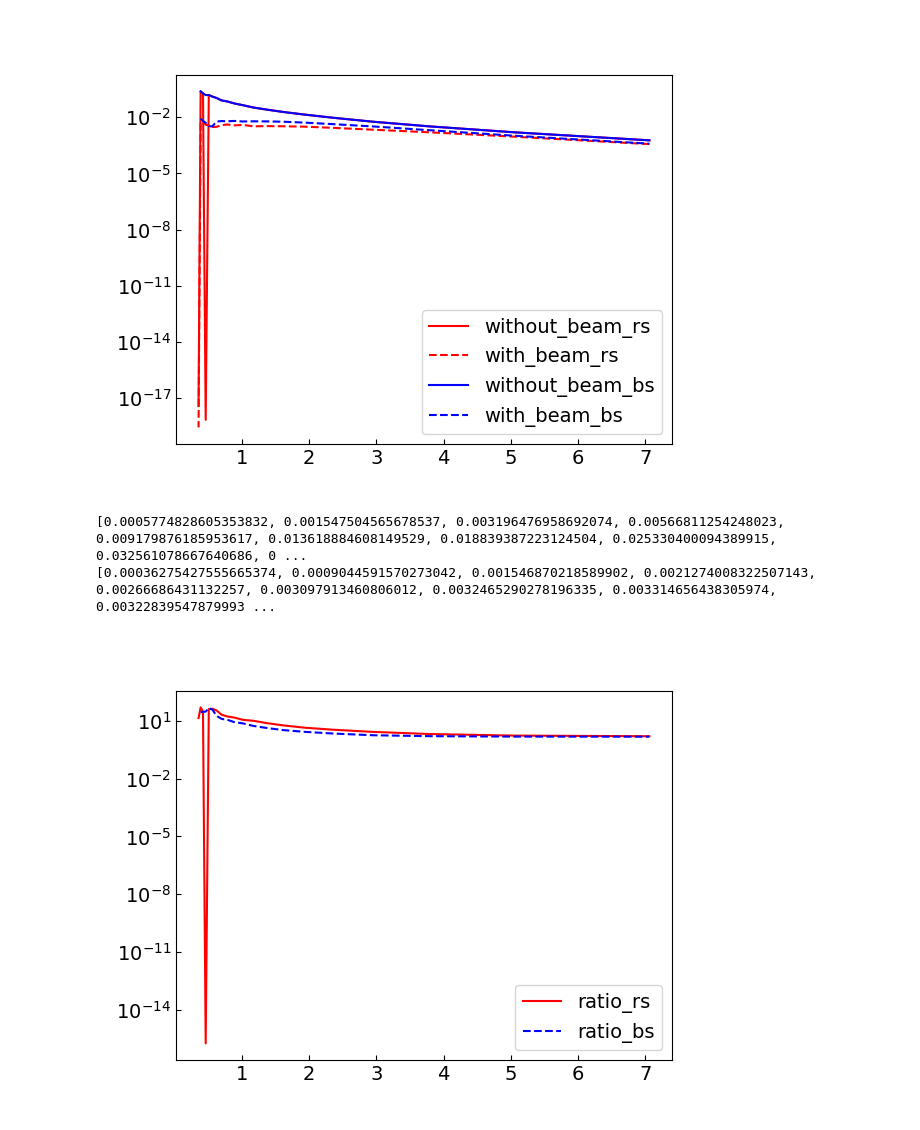
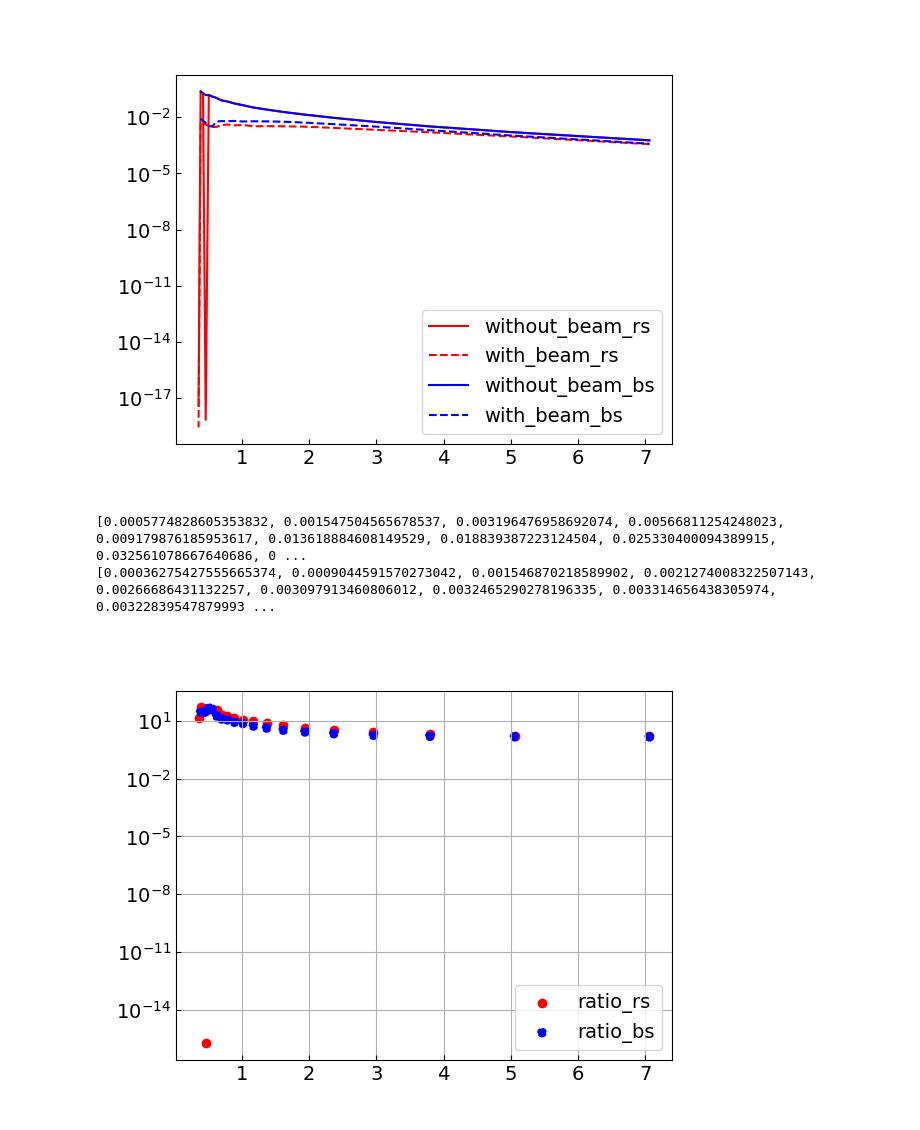
Before and after one commit to mihirtripathi97/DiskModel, a Jupyter notebook: Beam_dil_factor_calculator.ipynb, the cells around one changed output. Drawn from its saved outputs; the diff is of its cells as text; code cells hidden in the pictures.

```diff
--- a/Beam_dil_factor_calculator.ipynb
+++ b/Beam_dil_factor_calculator.ipynb
@@ -89,22 +89,23 @@ plt.show()
 # %%
 red_factor = np.divide(Tb_pv_without_beam["Tb_on_point_rs"],Tb_pv_with_beam["Tb_on_point_rs"])
 
 print(Tb_pv_without_beam["Tb_on_point_rs"])
 print(Tb_pv_with_beam["Tb_on_point_rs"])
 blue_factor = np.divide(Tb_pv_without_beam["Tb_on_point_bs"],Tb_pv_with_beam["Tb_on_point_bs"])
 
 fig, axs = plt.subplots()
 
-axs.plot(Tb_pv_without_beam["r_rs"], red_factor, label='ratio_rs', c='r', ls = '-')
-axs.plot(-Tb_pv_with_beam["r_bs"], blue_factor, label='ratio_bs', c='b', ls = '--')
+axs.scatter(Tb_pv_without_beam["r_rs"], red_factor, label='ratio_rs', c='r', ls = '-')
+axs.scatter(-Tb_pv_with_beam["r_bs"], blue_factor, label='ratio_bs', c='b', ls = '--')
 
 axs.legend()
 axs.set_yscale('log')
+axs.grid()
 plt.show()
 # %% [output]
 [0.0005774828605353832, 0.001547504565678537, 0.003196476958692074, 0.00566811254248023, 0.009179876185953617, 0.013618884608149529, 0.018839387223124504, 0.025330400094389915, 0.032561078667640686, 0 ...
 [0.00036275427555665374, 0.0009044591570273042, 0.001546870218589902, 0.0021274008322507143, 0.00266686431132257, 0.003097913460806012, 0.0032465290278196335, 0.003314656438305974, 0.00322839547879993 ...
-[figure, old version]
+[figure, new version]
 # %%
 # planck function
 def Bv(T,v):
```
